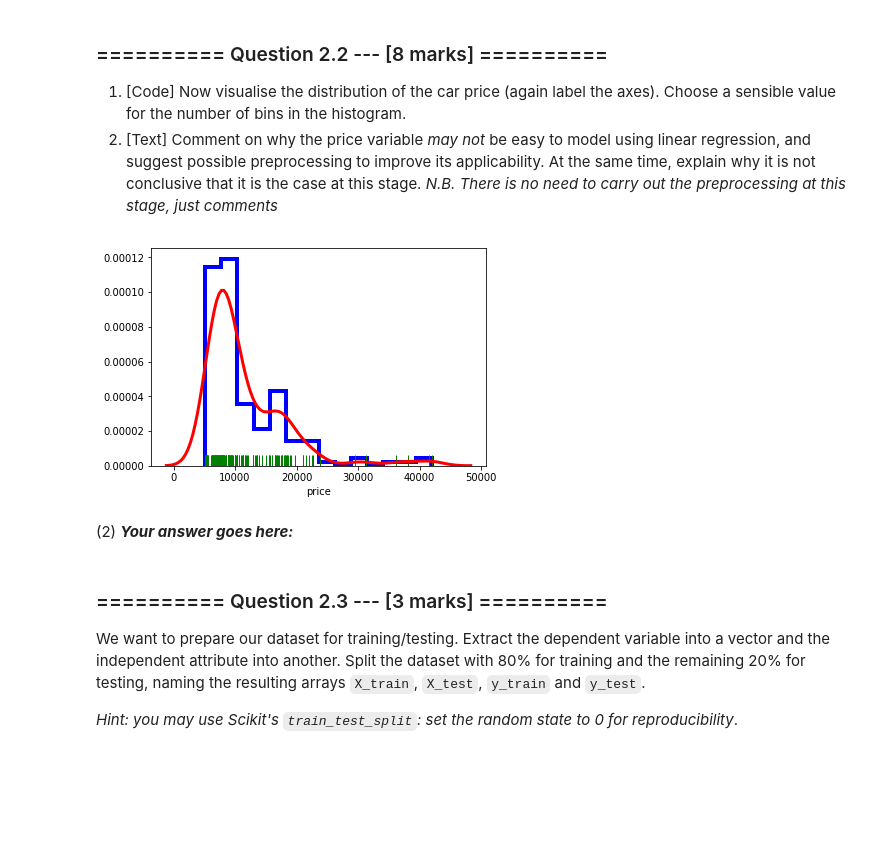
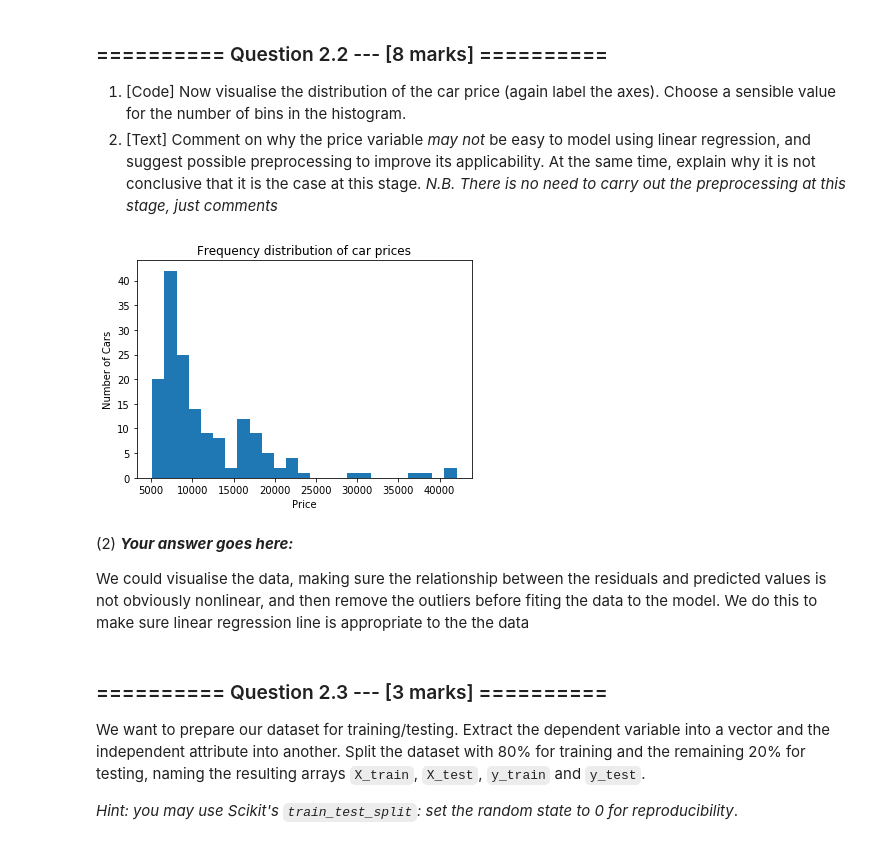
Before and after one commit to ishanparikh/IAML2018, a Jupyter notebook: Assignments/02_LinearRegression.ipynb, the cells around one changed output. Cells and saved outputs as stored; diff of their text form; code cells hidden in the pictures; blank space fills up the shorter version.

```diff
--- a/Assignments/02_LinearRegression.ipynb
+++ b/Assignments/02_LinearRegression.ipynb
@@ -220,14 +272,23 @@ ax2 = sns.scatterplot(x=auto_numeric['price'], y=auto_numeric['engine-power'])
 *N.B. There is no need to carry out the preprocessing at this stage, just comments*
 # %%
 # (1) # Your Code goes here:
-ax3 = sns.distplot(auto_numeric['price'],rug=True, rug_kws={"color": "g"},
-                   kde_kws={"color": "r", "lw": 3},
-                   hist_kws={"histtype": "step", "linewidth": 4,
-                             "alpha": 1, "color": "b"} )
+# ax3 = sns.distplot(auto_numeric['price'],rug=True, rug_kws={"color": "g"},
+#                    kde_kws={"color": "r", "lw": 3},
+#                    hist_kws={"histtype": "step", "linewidth": 4,
+#                              "alpha": 1, "color": "b"} )
+
+
+plt.hist(auto_numeric["price"], 25)
+plt.xlabel("Price")
+plt.ylabel("Number of Cars")
+plt.title("Frequency distribution of car prices")
+plt.show()
 # %% [output]
-[figure, old version]
+[figure, new version]
-# %% [markdown]
-(2) ***Your answer goes here:***
+# %% [markdown]
+(2) ***Your answer goes here:***
+
+We could visualise the data, making sure the relationship between the residuals and predicted values is not obviously nonlinear, and then remove the outliers before fiting the data to the model. We do this to make sure linear regression line is appropriate to the the data
 # %% [markdown]
 ### ========== Question 2.3 --- [3 marks] ==========
 We want to prepare our dataset for training/testing. Extract the dependent variable into a vector and the independent attribute into another. Split the dataset with 80% for training and the remaining 20% for testing, naming the resulting arrays `X_train`, `X_test`, `y_train` and `y_test`.
```
Also changed, not shown: parts of 51 cells of this notebook, 1 other file.
